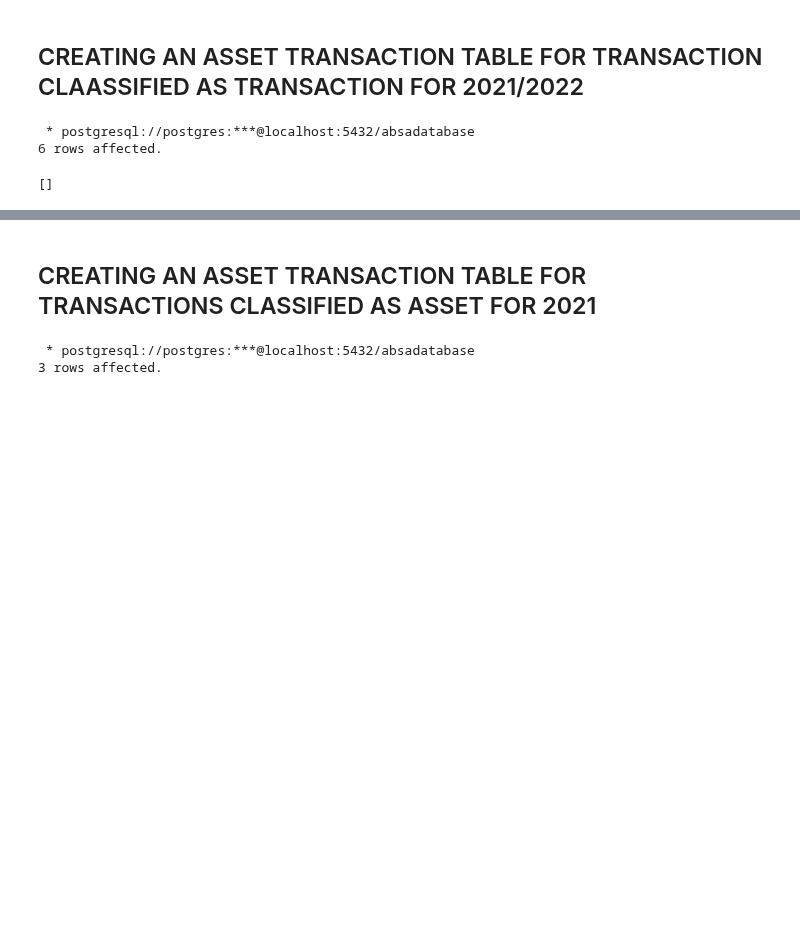
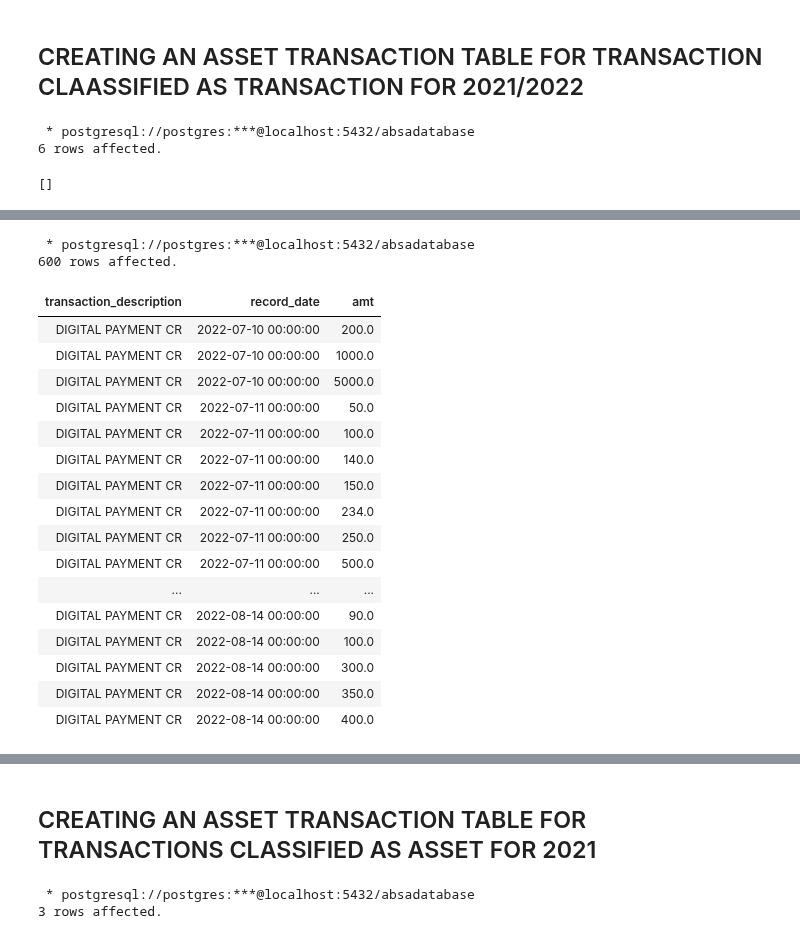
Before and after one commit to The-DigitalAcademy/EXPLORING-ABSA-DATASETS, a Jupyter notebook: Contains all the code.ipynb, the cells around one changed output, grey strips where cells are left out. Cells and saved outputs as stored; diff of their text form; code cells hidden in the pictures; blank space fills up the shorter version.

Commit message:
working on revenue transactions

```diff
--- a/Contains all the code.ipynb
+++ b/Contains all the code.ipynb
@@ -219,0 +215,33 @@ transaction_description
+# %%
+%%sql
+SELECT
+    transaction_description,
+    RECORD_DATE, amt
+FROM
+    transactiondata
+WHERE
+    transaction_description = 'DIGITAL PAYMENT CR'
+GROUP BY
+transaction_description, RECORD_DATE, amt
+ORDER BY RECORD_DATE
+;
+# %% [output]
+ * postgresql://postgres:***@localhost:5432/absadatabase
+600 rows affected.
+| transaction_description | record_date | amt |
+| DIGITAL PAYMENT CR | 2022-07-10 00:00:00 | 200.0 |
+| DIGITAL PAYMENT CR | 2022-07-10 00:00:00 | 1000.0 |
+| DIGITAL PAYMENT CR | 2022-07-10 00:00:00 | 5000.0 |
+| DIGITAL PAYMENT CR | 2022-07-11 00:00:00 | 50.0 |
+| DIGITAL PAYMENT CR | 2022-07-11 00:00:00 | 100.0 |
+| DIGITAL PAYMENT CR | 2022-07-11 00:00:00 | 140.0 |
+| DIGITAL PAYMENT CR | 2022-07-11 00:00:00 | 150.0 |
+| DIGITAL PAYMENT CR | 2022-07-11 00:00:00 | 234.0 |
+| DIGITAL PAYMENT CR | 2022-07-11 00:00:00 | 250.0 |
+| DIGITAL PAYMENT CR | 2022-07-11 00:00:00 | 500.0 |
+| ... | ... | ... |
+| DIGITAL PAYMENT CR | 2022-08-14 00:00:00 | 90.0 |
+| DIGITAL PAYMENT CR | 2022-08-14 00:00:00 | 100.0 |
+| DIGITAL PAYMENT CR | 2022-08-14 00:00:00 | 300.0 |
+| DIGITAL PAYMENT CR | 2022-08-14 00:00:00 | 350.0 |
+| DIGITAL PAYMENT CR | 2022-08-14 00:00:00 | 400.0 |
```
Also changed, not shown: parts of 16 cells of this notebook, 1 other file.
